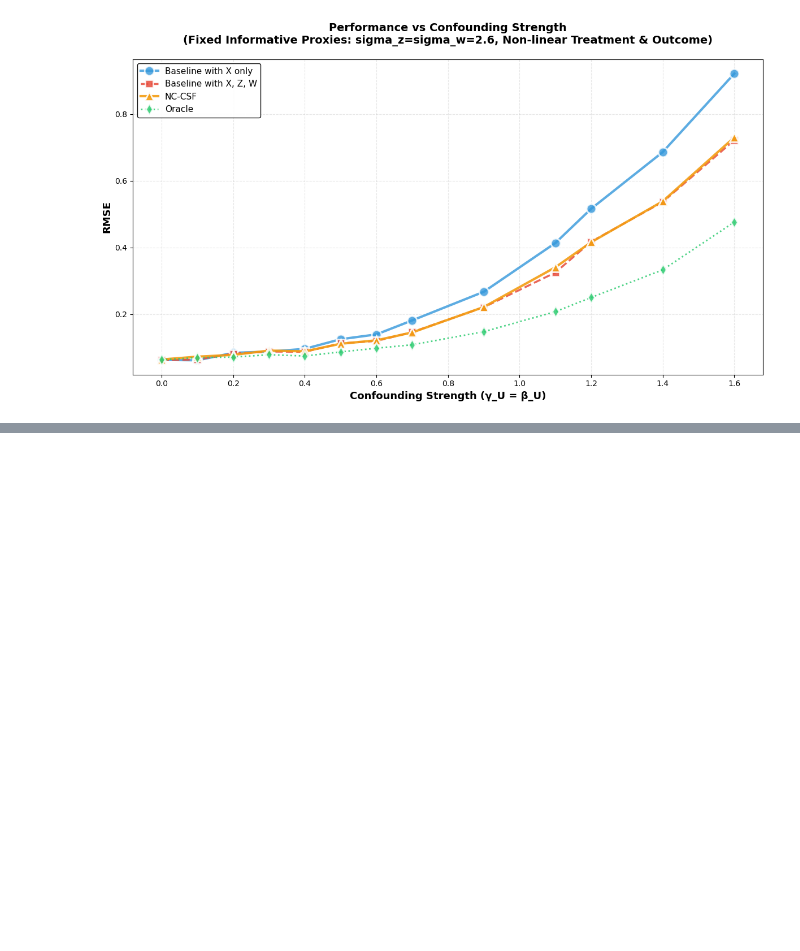
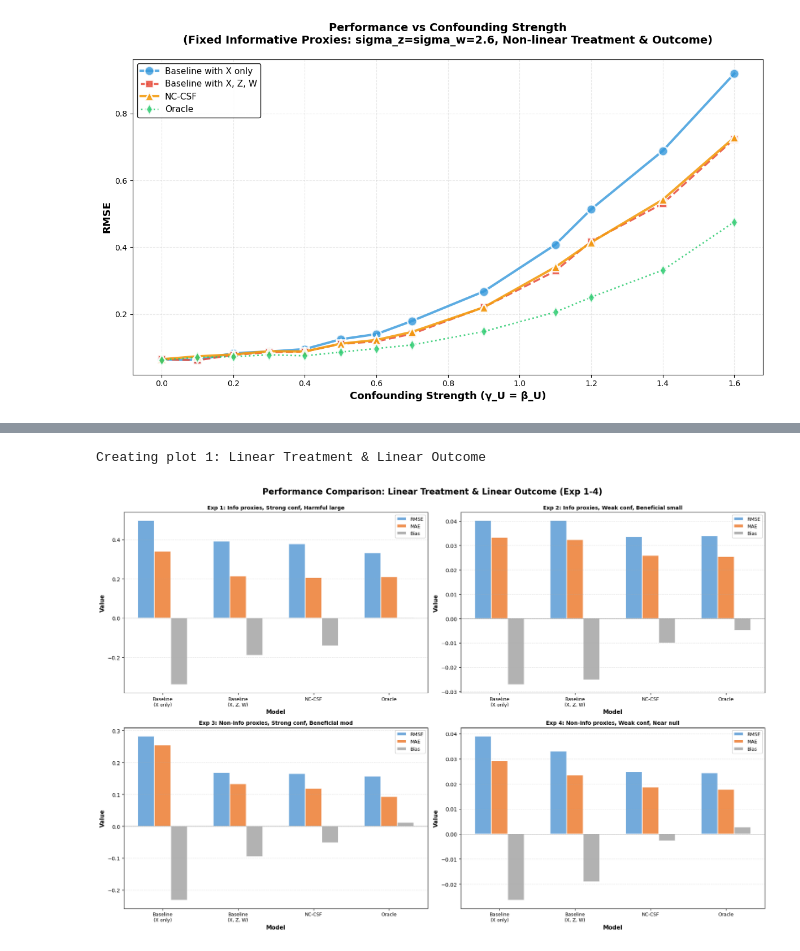
Before and after one commit to Tsuuunade/negavitve-control-proxies-causual-survival-forest, a Jupyter notebook: non_cencoring/synthetic data/result_graph.ipynb, the cells around one changed output, grey strips where cells are left out. Saved outputs shown, nothing was run; the diff lists cells and outputs as text; code cells hidden in the pictures; blank space fills up the shorter version.

Commit message:
completed the graph generation

```diff
--- a/non_cencoring/synthetic data/result_graph.ipynb
+++ b/non_cencoring/synthetic data/result_graph.ipynb
@@ -515,0 +669,62 @@ Oracle: 13 points
+# %%
+import matplotlib.pyplot as plt
+import numpy as np
+
+def plot_comparison(df, title, case_name):
+    """Create grouped bar plot with models on x-axis and metrics as colored bars"""
+
+    # Metrics to plot (excluding Pearson r due to scale differences)
+    metrics = ['RMSE', 'MAE', 'Bias']
+    models = ['Baseline with X only', 'Baseline with X, Z, W', 'NC-CSF', 'Oracle']
+
+    # Colors for each metric (matching your screenshot style)
+    metric_colors = {
+        'RMSE': '#5B9BD5',      # Blue
+        'MAE': '#ED7D31',       # Orange
+        'Bias': '#A5A5A5'       # Gray
+    }
+
+    # Get unique experiments
+    experiments = df['Experiment'].unique()
+    n_experiments = len(experiments)
+
+    # Create subplots - one for each experiment
+    fig, axes = plt.subplots(2, 2, figsize=(18, 12))
+    axes = axes.flatten()
+
+    for exp_idx, experiment in enumerate(experiments):
+        ax = axes[exp_idx]
+        exp_data = df[df['Experiment'] == experiment]
+
+        x = np.arange(len(models))
+        width = 0.22  # Width of bars (adjusted for 3 metrics)
+
+        # Plot bars for each metric
+        for metric_idx, metric in enumerate(metrics):
+            offset = (metric_idx - 1) * width
+            values = [exp_data[exp_data['Model'] == model][metric].values[0] for model in models]
+            ax.bar(x + offset, values, width, label=metric, color=metric_colors[metric],
+                   alpha=0.85, edgecolor='white', linewidth=1.5)
+
+        # Customize subplot
+        ax.set_xlabel('Model', fontsize=11, fontweight='bold')
+        ax.set_ylabel('Value', fontsize=11, fontweight='bold')
+        ax.set_title(f'{experiment}', fontsize=10, fontweight='bold')
+        ax.set_xticks(x)
+        ax.set_xticklabels(['Baseline\n(X only)', 'Baseline\n(X, Z, W)', 'NC-CSF', 'Oracle'],
+                          fontsize=9, ha='center')
+        ax.legend(loc='best', fontsize=9, framealpha=0.9)
+        ax.grid(True, alpha=0.3, linestyle='--', axis='y')
+        ax.axhline(y=0, color='black', linestyle='-', linewidth=0.8, alpha=0.3)
+
+    fig.suptitle(title, fontsize=16, fontweight='bold', y=0.995)
+    plt.tight_layout()
+    plt.show()
+
+# Create plots for each case
+print("Creating plot 1: Linear Treatment & Linear Outcome")
+plot_comparison(df_linear_linear, 'Performance Comparison: Linear Treatment & Linear Outcome (Exp 1-4)',
+                'Linear-Linear')
+# %% [output]
+Creating plot 1: Linear Treatment & Linear Outcome
+[figure, added]
```
Also changed, not shown: parts of 8 cells of this notebook, 1 other file.
